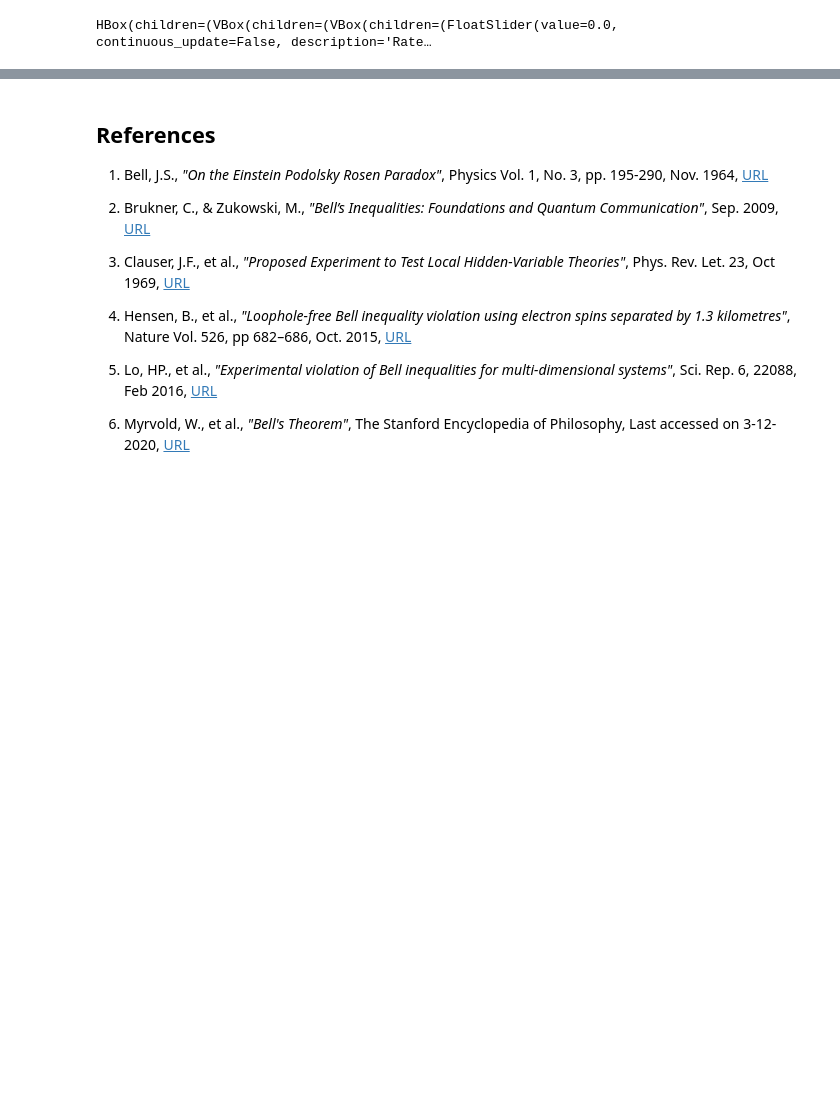
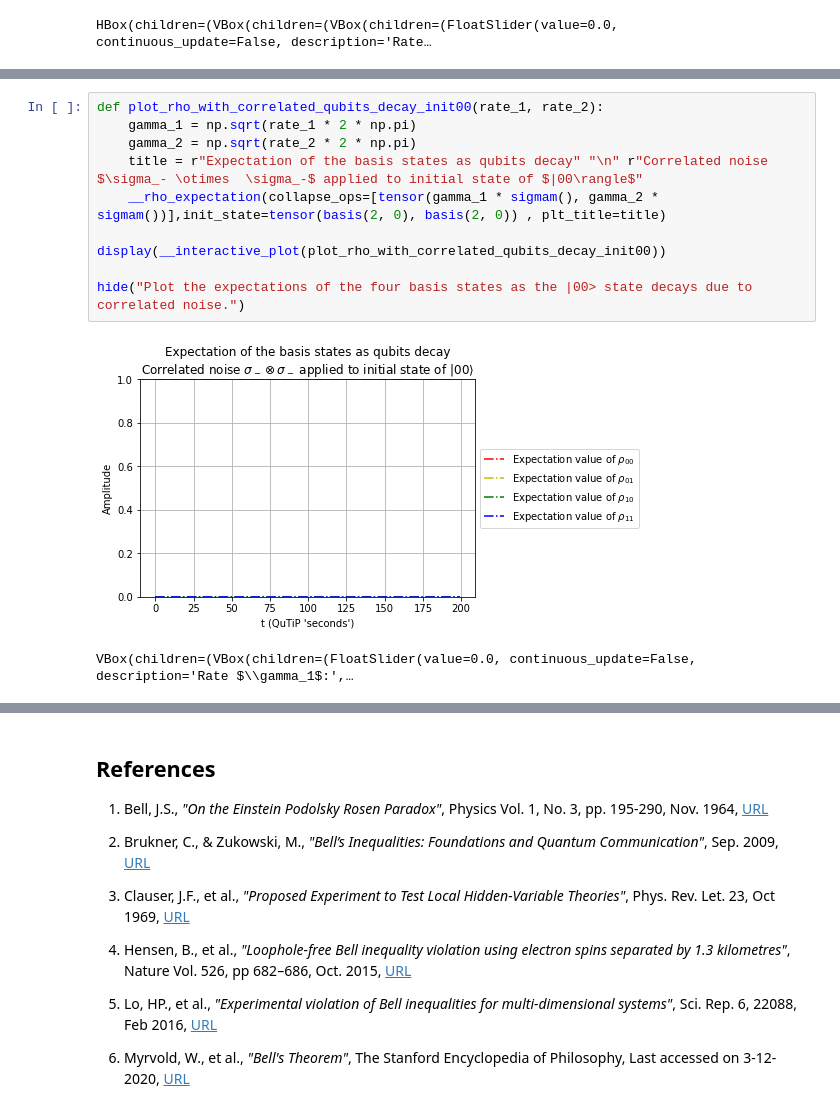
Before and after one commit to dxts/chsh-bell-inequality, a Jupyter notebook: Final Project Template.ipynb, the cells around one changed output, grey strips where cells are left out. Drawn from its saved outputs; the diff is of its cells as text; blank space fills up the shorter version.

Commit message:
project the 00 state onto the basis states during correlated noise

```diff
--- a/Final Project Template.ipynb
+++ b/Final Project Template.ipynb
@@ -669,0 +678,13 @@ HBox(children=(VBox(children=(VBox(children=(FloatSlider(value=0.0, continuous_u
+# %%
+def plot_rho_with_correlated_qubits_decay_init00(rate_1, rate_2):
+    gamma_1 = np.sqrt(rate_1 * 2 * np.pi)
+    gamma_2 = np.sqrt(rate_2 * 2 * np.pi)
+    title = r"Expectation of the basis states as qubits decay" "\n" r"Correlated noise $\sigma_- \otimes  \sigma_-$ applied to initial state of $|00\rangle$"
+    __rho_expectation(collapse_ops=[tensor(gamma_1 * sigmam(), gamma_2 * sigmam())],init_state=tensor(basis(2, 0), basis(2, 0)) , plt_title=title)
+
+display(__interactive_plot(plot_rho_with_correlated_qubits_decay_init00))
+
+hide("Plot the expectations of the four basis states as the |00> state decays due to correlated noise.")
+# %% [output]
+[figure, added]
+VBox(children=(VBox(children=(FloatSlider(value=0.0, continuous_update=False, description='Rate $\\gamma_1$:',…
```
Also changed, not shown: parts of 5 cells of this notebook.
